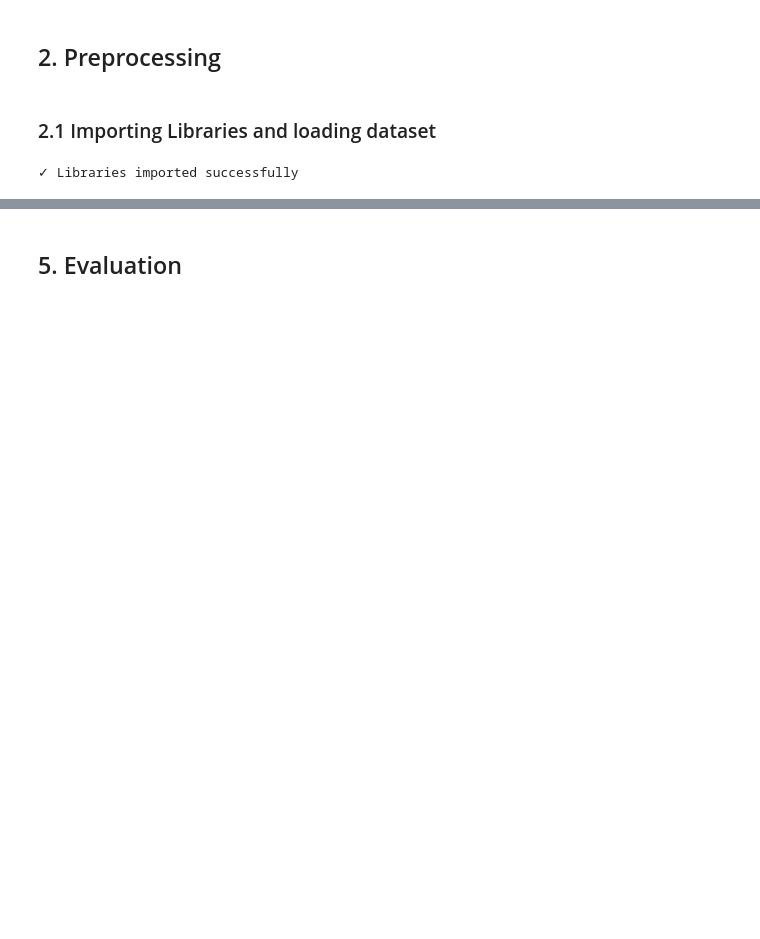
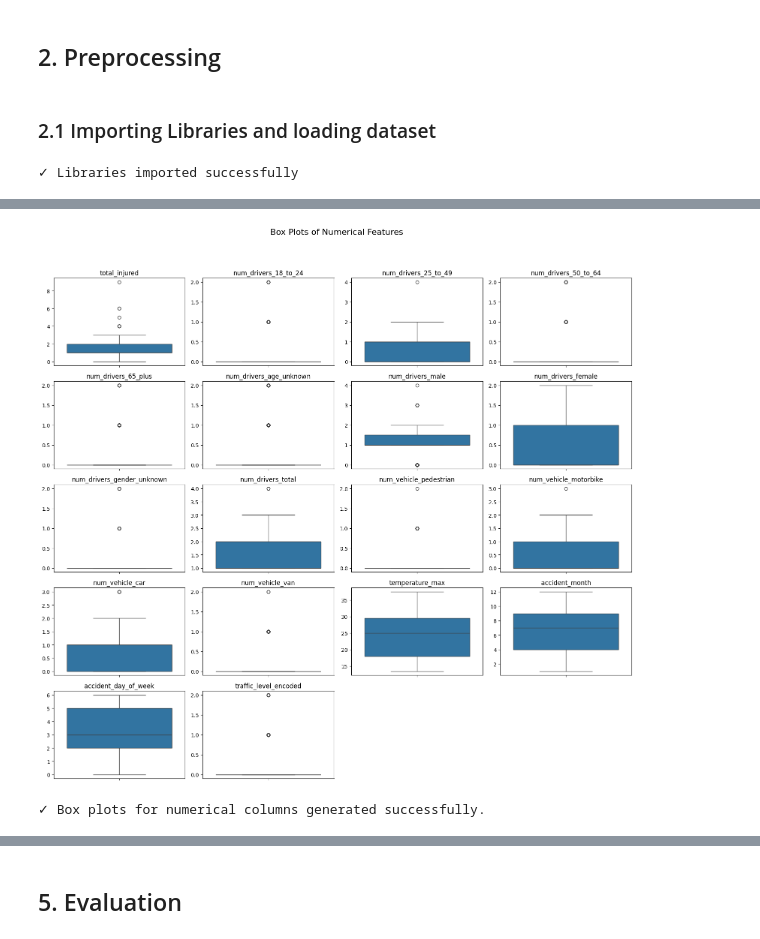
Before and after one commit to michael-vella/ics5110-assignment, a Jupyter notebook: notebooks/individual/michael_mizzi/3_KNN_MMIZZI.ipynb, the cells around one changed output, grey strips where cells are left out. Saved outputs shown, nothing was run; the diff lists cells and outputs as text; code cells hidden in the pictures; blank space fills up the shorter version.

```diff
--- a/notebooks/individual/michael_mizzi/3_KNN_MMIZZI.ipynb
+++ b/notebooks/individual/michael_mizzi/3_KNN_MMIZZI.ipynb
@@ -348,0 +365,34 @@ Research hyper parameters for KNN (use of Gen AI)
+# %%
+# Identify numerical columns suitable for box plots (i.e., not binary/one-hot encoded)
+# Exclude columns that are clearly binary (0 or 1) as box plots are not very informative for them
+
+# Get all numerical columns
+numerical_cols = df.select_dtypes(include=['int64', 'float64']).columns
+
+columns_for_boxplot = []
+for col in numerical_cols:
+    # Heuristic: if a column has more than 2 unique values, it's likely not a simple binary/one-hot indicator
+    # Also, exclude the 'accident_severity' and 'fatality' columns as their box plots might not be very insightful given their current encoding
+    if df[col].nunique() > 2 and col not in ['accident_severity', 'fatality']:
+        columns_for_boxplot.append(col)
+
+# Define the number of columns for the subplot grid
+n_cols = 4
+n_rows = (len(columns_for_boxplot) + n_cols - 1) // n_cols # Calculate rows needed
+
+plt.figure(figsize=(n_cols * 4, n_rows * 3))
+plt.suptitle('Box Plots of Numerical Features', y=1.02, fontsize=16)
+
+for i, col in enumerate(columns_for_boxplot):
+    plt.subplot(n_rows, n_cols, i + 1)
+    sns.boxplot(y=df[col])
+    plt.title(col)
+    plt.ylabel('') # Remove y-axis label to avoid clutter, as title is descriptive
+
+plt.tight_layout(rect=[0, 0.03, 1, 0.98]) # Adjust layout to prevent title overlap
+plt.show()
+
+print("✓ Box plots for numerical columns generated successfully.")
+# %% [output]
+[figure, added]
+✓ Box plots for numerical columns generated successfully.
```
Also changed, not shown: parts of 109 cells of this notebook.
